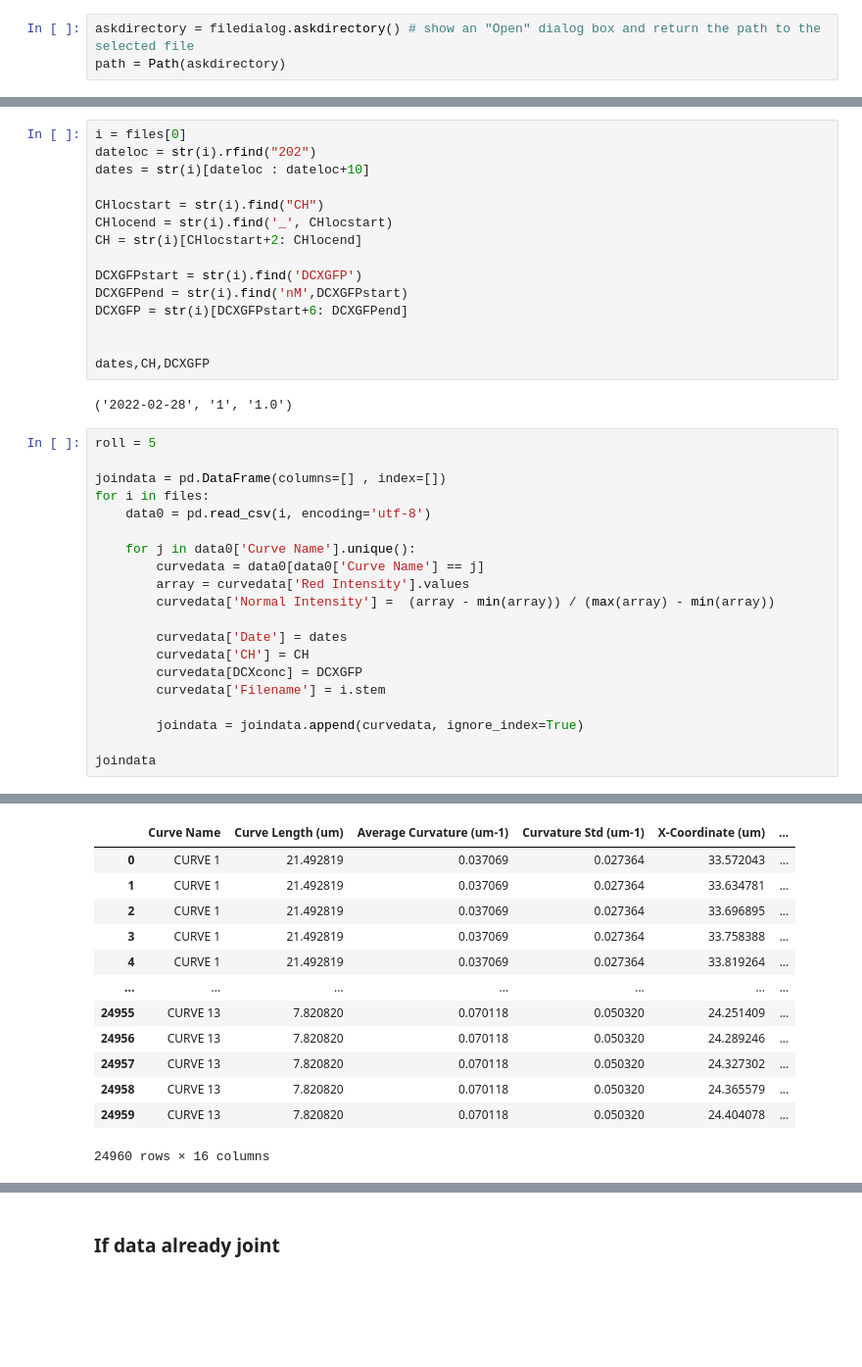
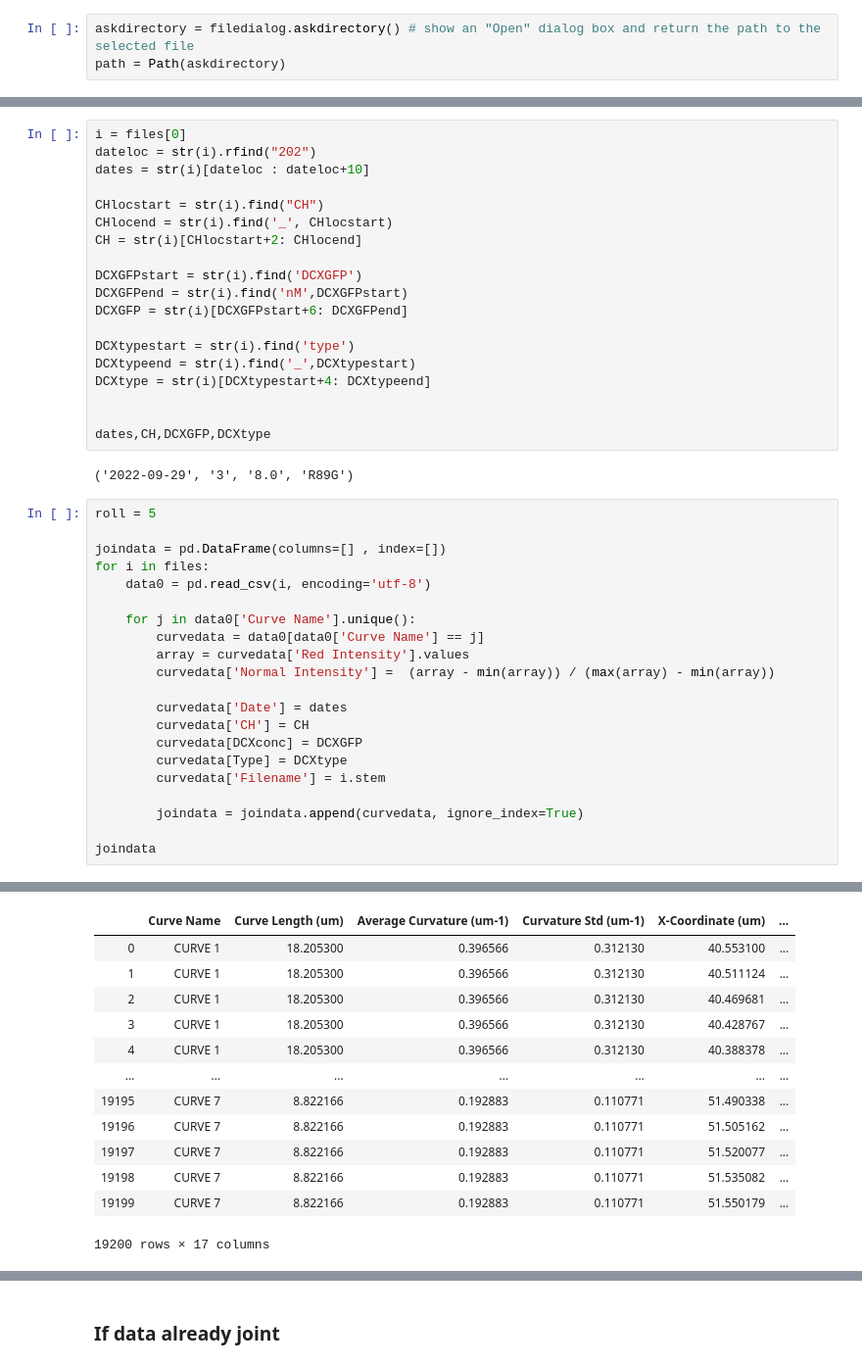
Before and after one commit to sofiacruzt/sofia-brouhardlab, a Jupyter notebook: curvature_taxol/curvature.ipynb, the cells around one changed output, grey strips where cells are left out. Shown at 98% size. Saved outputs shown, nothing was run; the diff lists cells and outputs as text; blank space fills up the shorter version.

```diff
--- a/curvature_taxol/curvature.ipynb
+++ b/curvature_taxol/curvature.ipynb
@@ -94,10 +92,14 @@ DCXGFPstart = str(i).find('DCXGFP')
 DCXGFPend = str(i).find('nM',DCXGFPstart)
 DCXGFP = str(i)[DCXGFPstart+6: DCXGFPend]
 
+DCXtypestart = str(i).find('type')
+DCXtypeend = str(i).find('_',DCXtypestart)
+DCXtype = str(i)[DCXtypestart+4: DCXtypeend]
 
-dates,CH,DCXGFP
+
+dates,CH,DCXGFP,DCXtype
 # %% [output]
-('2022-02-28', '1', '1.0')
+('2022-09-29', '3', '8.0', 'R89G')
 # %%
 roll = 5
 
@@ -113,6 +115,7 @@ for i in files:
         curvedata['Date'] = dates
         curvedata['CH'] = CH
         curvedata[DCXconc] = DCXGFP
+        curvedata[Type] = DCXtype
         curvedata['Filename'] = i.stem
 
         joindata = joindata.append(curvedata, ignore_index=True)
@@ -139,16 +142,16 @@ See the caveats in the documentation: https://pandas.pydata.org/pandas-docs/stab
 |  | Curve Name | Curve Length (um) | Average Curvature (um-1) | Curvature Std (um-1) | X-Coordinate (um) | ... |
-| 0 | CURVE 1 | 21.492819 | 0.037069 | 0.027364 | 33.572043 | ... |
-| 1 | CURVE 1 | 21.492819 | 0.037069 | 0.027364 | 33.634781 | ... |
-| 2 | CURVE 1 | 21.492819 | 0.037069 | 0.027364 | 33.696895 | ... |
-| 3 | CURVE 1 | 21.492819 | 0.037069 | 0.027364 | 33.758388 | ... |
-| 4 | CURVE 1 | 21.492819 | 0.037069 | 0.027364 | 33.819264 | ... |
+| 0 | CURVE 1 | 18.205300 | 0.396566 | 0.312130 | 40.553100 | ... |
+| 1 | CURVE 1 | 18.205300 | 0.396566 | 0.312130 | 40.511124 | ... |
+| 2 | CURVE 1 | 18.205300 | 0.396566 | 0.312130 | 40.469681 | ... |
+| 3 | CURVE 1 | 18.205300 | 0.396566 | 0.312130 | 40.428767 | ... |
+| 4 | CURVE 1 | 18.205300 | 0.396566 | 0.312130 | 40.388378 | ... |
 | ... | ... | ... | ... | ... | ... | ... |
-| 24955 | CURVE 13 | 7.820820 | 0.070118 | 0.050320 | 24.251409 | ... |
-| 24956 | CURVE 13 | 7.820820 | 0.070118 | 0.050320 | 24.289246 | ... |
-| 24957 | CURVE 13 | 7.820820 | 0.070118 | 0.050320 | 24.327302 | ... |
-| 24958 | CURVE 13 | 7.820820 | 0.070118 | 0.050320 | 24.365579 | ... |
-| 24959 | CURVE 13 | 7.820820 | 0.070118 | 0.050320 | 24.404078 | ... |
+| 19195 | CURVE 7 | 8.822166 | 0.192883 | 0.110771 | 51.490338 | ... |
+| 19196 | CURVE 7 | 8.822166 | 0.192883 | 0.110771 | 51.505162 | ... |
+| 19197 | CURVE 7 | 8.822166 | 0.192883 | 0.110771 | 51.520077 | ... |
+| 19198 | CURVE 7 | 8.822166 | 0.192883 | 0.110771 | 51.535082 | ... |
+| 19199 | CURVE 7 | 8.822166 | 0.192883 | 0.110771 | 51.550179 | ... |
-24960 rows × 16 columns
+19200 rows × 17 columns
 # %%
 newdirectory = str(path.parents[1])+'//Curvature_Data_Sheets'
 newmydir = Path(newdirectory)
```
Also changed, not shown: parts of 23 cells of this notebook, 2 other files.
